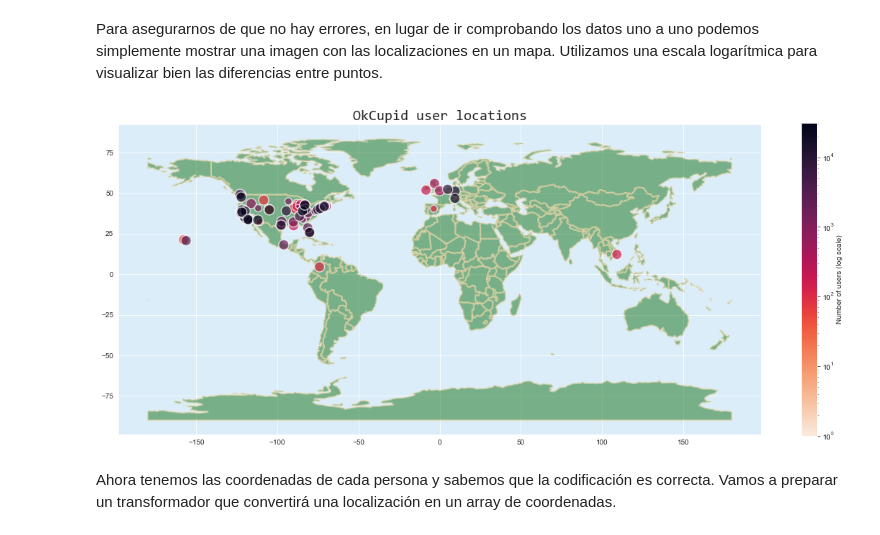
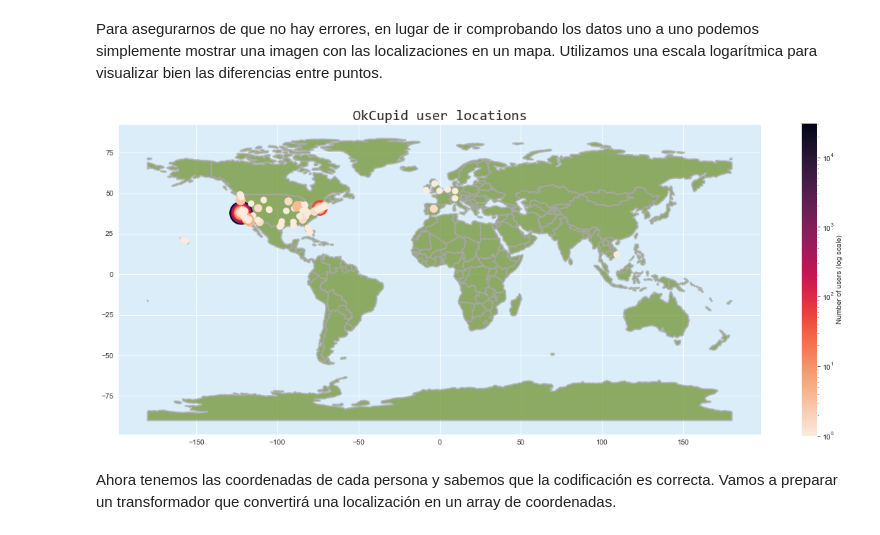
Before and after one commit to dietrujillo/ml_lab, a Jupyter notebook: lab3/notebooks/lab3_tmp.ipynb, the cells around one changed output. Saved outputs shown, nothing was run; the diff lists cells and outputs as text; code cells hidden in the pictures.

Commit message:
Fix location map error

```diff
--- a/lab3/notebooks/lab3_tmp.ipynb
+++ b/lab3/notebooks/lab3_tmp.ipynb
@@ -794,8 +794,7 @@ geolocator = Nominatim(user_agent='myapplication')
 Coordinates = namedtuple("Coordinates", ("latitude", "longitude"))
 
 def get_coordinates(loc):
-    city, state = loc.title().split(",")
-    geocode = geolocator.geocode(f"{city} {state}")
+    geocode = geolocator.geocode(loc)
     return Coordinates(geocode.latitude, geocode.longitude)
 
 location_dict = {}
@@ -815,30 +814,41 @@ Para asegurarnos de que no hay errores, en lugar de ir comprobando los datos uno
 # %%
 fig, ax = plt.subplots(figsize=(20, 8))
 ax.set_title("OkCupid user locations", fontdict={"size": 20, "family": "Consolas"})
 
 # Plot world map
 ax.set_facecolor("#76BDE944")
 world = gpd.read_file(gpd.datasets.get_path("naturalearth_lowres"))
-world.plot(ax=ax, color="darkgreen", alpha=0.45, linewidth=2.5, edgecolor="wheat")
+world.plot(ax=ax,
+           color="olivedrab",
+           alpha=0.7,
+           linewidth=2.5,
+           edgecolor="darkgray")
 
 # Define user locations
 geometry = [shapely.geometry.Point(lon, lat) for lat, lon in location_dict.values()]
-locations = gpd.GeoDataFrame({"location": location_dict.keys()}, geometry=geometry)
+locations = gpd.GeoDataFrame({"location": location_dict.keys()},geometry=geometry)
 counts = df["location"].value_counts()
 locations["count"] = [counts.loc[x] for x in location_dict.keys()]
-scale = locations["count"]
+locations.sort_values(by="count", ascending=True)
+
+# Define log scale
+norm = LogNorm(vmin=locations["count"].min(), vmax=locations["count"].max())
+locations["count_log"] = norm(locations["count"] + 1)
 
 # Plot user locations
-locations.plot(ax=ax, alpha=0.7, edgecolor="white", linewidth=1.5, markersize=200/scale, c=scale, cmap="rocket_r")
+locations.plot(column="count_log",
+               ax=ax,
+               markersize=locations["count_log"] * 1000,
+               cmap="rocket_r")
 
 # Plot colorbar
-mappable = ScalarMappable(cmap="rocket_r", norm=LogNorm())
-mappable.set_array(scale.to_numpy())
+mappable = ScalarMappable(cmap="rocket_r", norm=norm)
+mappable.set_array(locations["count"].to_numpy())
 plt.colorbar(mappable=mappable, ax=ax, label="Number of users (log scale)")
 
 plt.show()
 # %% [output]
-[figure, old version]
+[figure, new version]
 # %% [markdown]
 Ahora tenemos las coordenadas de cada persona y sabemos que la codificación es correcta. Vamos a preparar un transformador que convertirá una localización en un array de coordenadas.
 # %%
```
Also changed, not shown: parts of 1 cell of this notebook.
